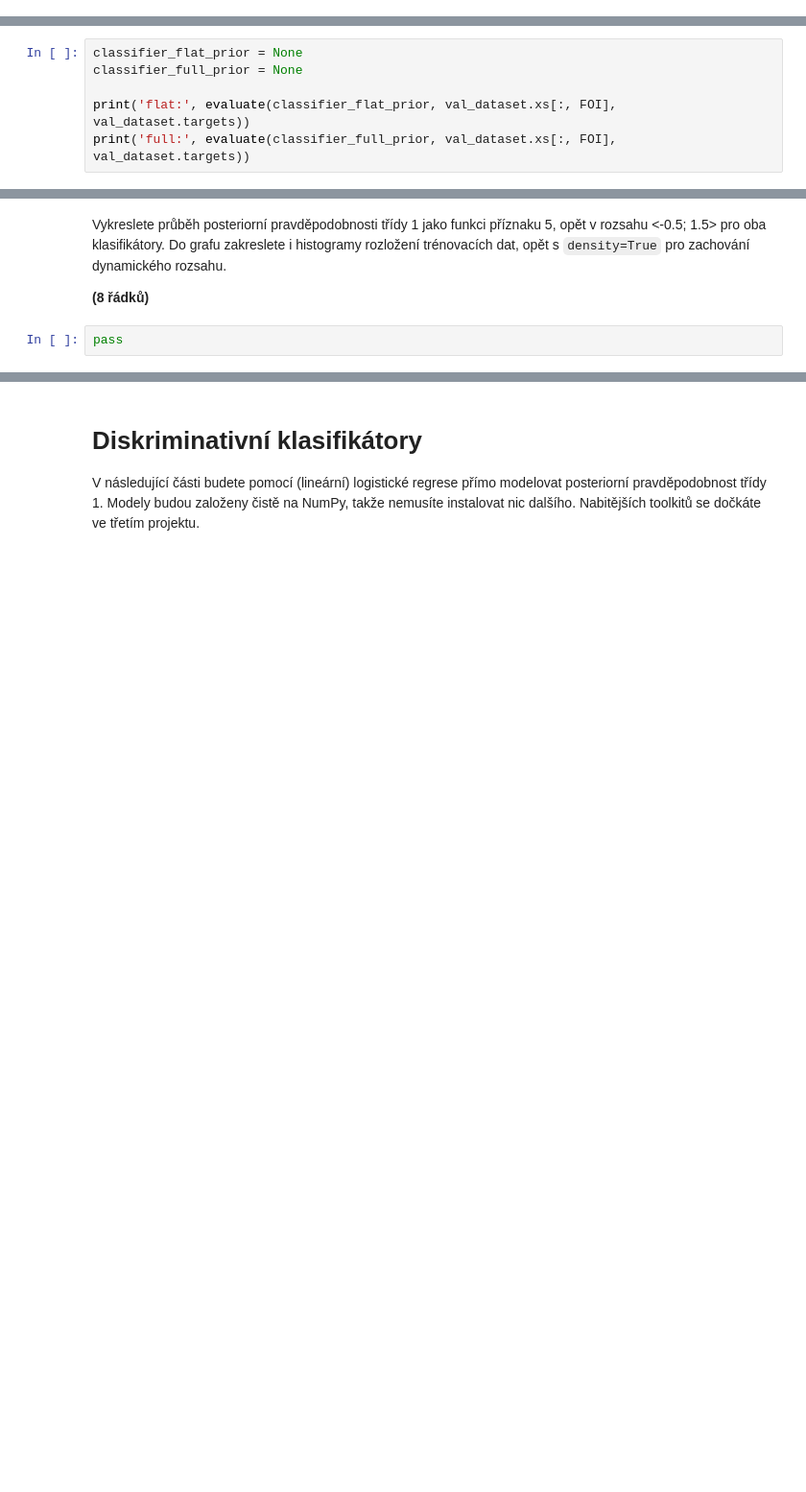
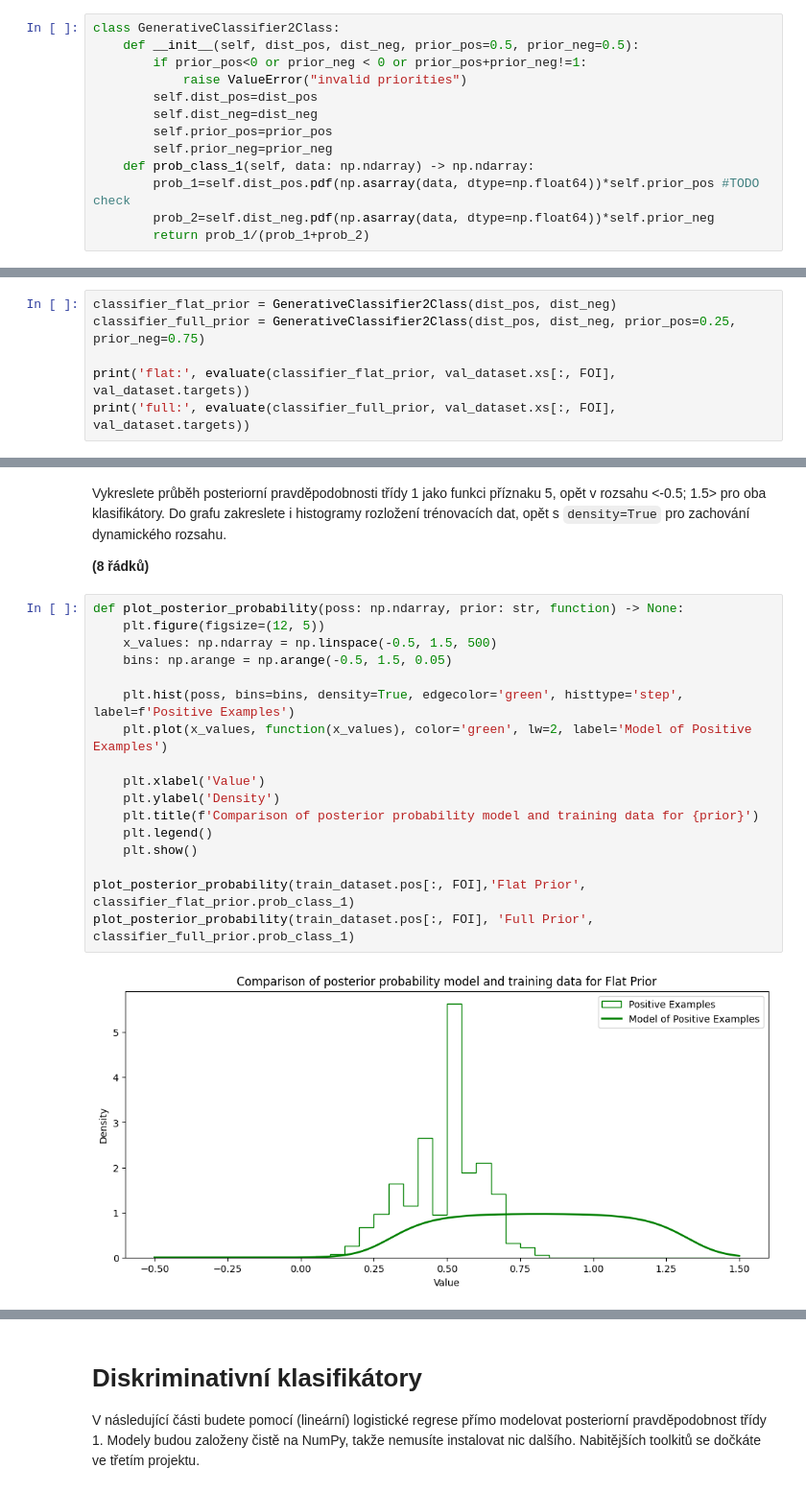
Before and after one commit to tobolikd/sui-2024, a Jupyter notebook: zadani.ipynb, the cells around one changed output, grey strips where cells are left out. Shown at 96% size. Drawn from its saved outputs; the diff is of its cells as text; blank space fills up the shorter version.

Commit message:
feat: generative classificator

```diff
--- a/zadani.ipynb
+++ b/zadani.ipynb
@@ -172,11 +190,24 @@ class GenerativeClassifier2Class:
+# %%
+class GenerativeClassifier2Class:
+    def __init__(self, dist_pos, dist_neg, prior_pos=0.5, prior_neg=0.5):
+        if prior_pos<0 or prior_neg < 0 or prior_pos+prior_neg!=1:
+            raise ValueError("invalid priorities")
+        self.dist_pos=dist_pos
+        self.dist_neg=dist_neg
+        self.prior_pos=prior_pos
+        self.prior_neg=prior_neg
+    def prob_class_1(self, data: np.ndarray) -> np.ndarray:
+        prob_1=self.dist_pos.pdf(np.asarray(data, dtype=np.float64))*self.prior_pos #TODO check
+        prob_2=self.dist_neg.pdf(np.asarray(data, dtype=np.float64))*self.prior_neg
+        return prob_1/(prob_1+prob_2)
 # %% [markdown]
 Nainstancujte dva generativní klasifikátory: jeden s rovnoměrnými priory a jeden s apriorní pravděpodobností 0.75 pro třídu 0 (negativní příklady).
 Pomocí funkce `evaluate()` vyhodnotíte jejich úspěšnost na validačních datech.
 
 **(2 řádky)**
 # %%
-classifier_flat_prior = None
-classifier_full_prior = None
+classifier_flat_prior = GenerativeClassifier2Class(dist_pos, dist_neg)
+classifier_full_prior = GenerativeClassifier2Class(dist_pos, dist_neg, prior_pos=0.25, prior_neg=0.75)
 
 print('flat:', evaluate(classifier_flat_prior, val_dataset.xs[:, FOI], val_dataset.targets))
 print('full:', evaluate(classifier_full_prior, val_dataset.xs[:, FOI], val_dataset.targets))
@@ -185,5 +219,22 @@ Vykreslete průběh posteriorní pravděpodobnosti třídy 1 jako funkci přízn
 Do grafu zakreslete i histogramy rozložení trénovacích dat, opět s `density=True` pro zachování dynamického rozsahu.
 
 **(8 řádků)**
-# %%
-pass
+# %%
+def plot_posterior_probability(poss: np.ndarray, prior: str, function) -> None:
+    plt.figure(figsize=(12, 5))
+    x_values: np.ndarray = np.linspace(-0.5, 1.5, 500)
+    bins: np.arange = np.arange(-0.5, 1.5, 0.05)
+
+    plt.hist(poss, bins=bins, density=True, edgecolor='green', histtype='step', label=f'Positive Examples')
+    plt.plot(x_values, function(x_values), color='green', lw=2, label='Model of Positive Examples')
+
+    plt.xlabel('Value')
+    plt.ylabel('Density')
+    plt.title(f'Comparison of posterior probability model and training data for {prior}')
+    plt.legend()
+    plt.show()
+
+plot_posterior_probability(train_dataset.pos[:, FOI],'Flat Prior', classifier_flat_prior.prob_class_1)
+plot_posterior_probability(train_dataset.pos[:, FOI], 'Full Prior', classifier_full_prior.prob_class_1)
+# %% [output]
+[figure, added]
```
Also changed, not shown: parts of 11 cells of this notebook.
